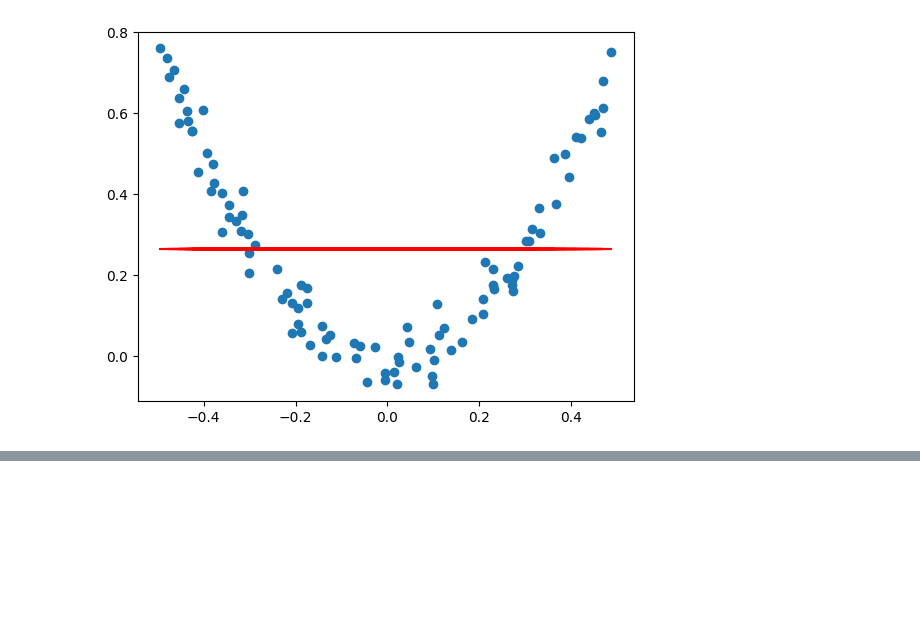
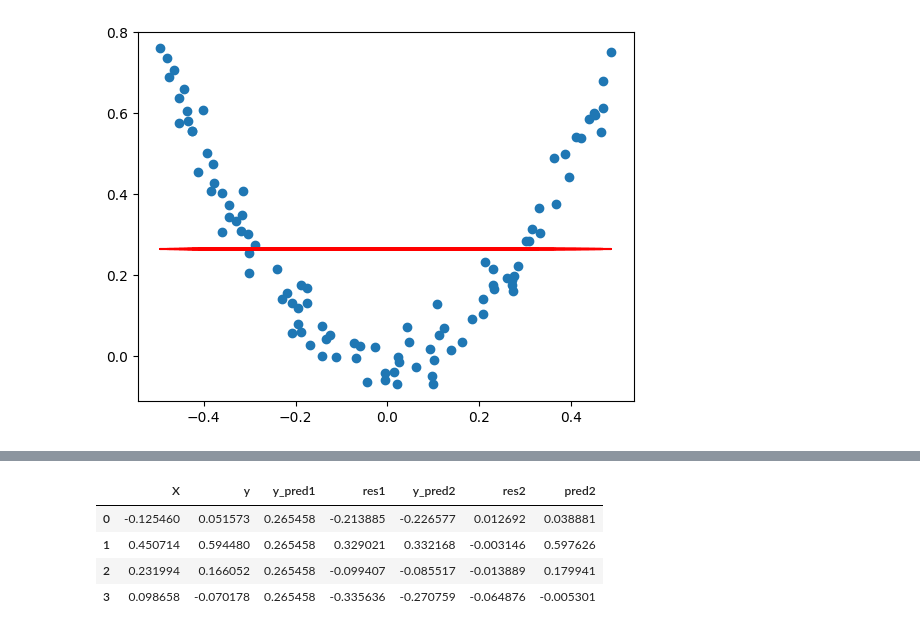
Before and after one commit to ajaykumar080286/MachineLearning, a Jupyter notebook: 55_gradient_boost_step_by_step.ipynb, the cells around one changed output, grey strips where cells are left out. Cells and saved outputs as stored; diff of their text form; code cells hidden in the pictures; blank space fills up the shorter version.

```diff
--- a/55_gradient_boost_step_by_step.ipynb
+++ b/55_gradient_boost_step_by_step.ipynb
@@ -84,0 +126,10 @@ plt.plot(df["X"],df["y_pred1"], color="red")
+# %%
+df["res2"]=df["y"]-df["pred2"]
+# %%
+df.head(4)
+# %% [output]
+|  | X | y | y_pred1 | res1 | y_pred2 | res2 | pred2 |
+| 0 | -0.125460 | 0.051573 | 0.265458 | -0.213885 | -0.226577 | 0.012692 | 0.038881 |
+| 1 | 0.450714 | 0.594480 | 0.265458 | 0.329021 | 0.332168 | -0.003146 | 0.597626 |
+| 2 | 0.231994 | 0.166052 | 0.265458 | -0.099407 | -0.085517 | -0.013889 | 0.179941 |
+| 3 | 0.098658 | -0.070178 | 0.265458 | -0.335636 | -0.270759 | -0.064876 | -0.005301 |
```
Also changed, not shown: parts of 9 cells of this notebook.
